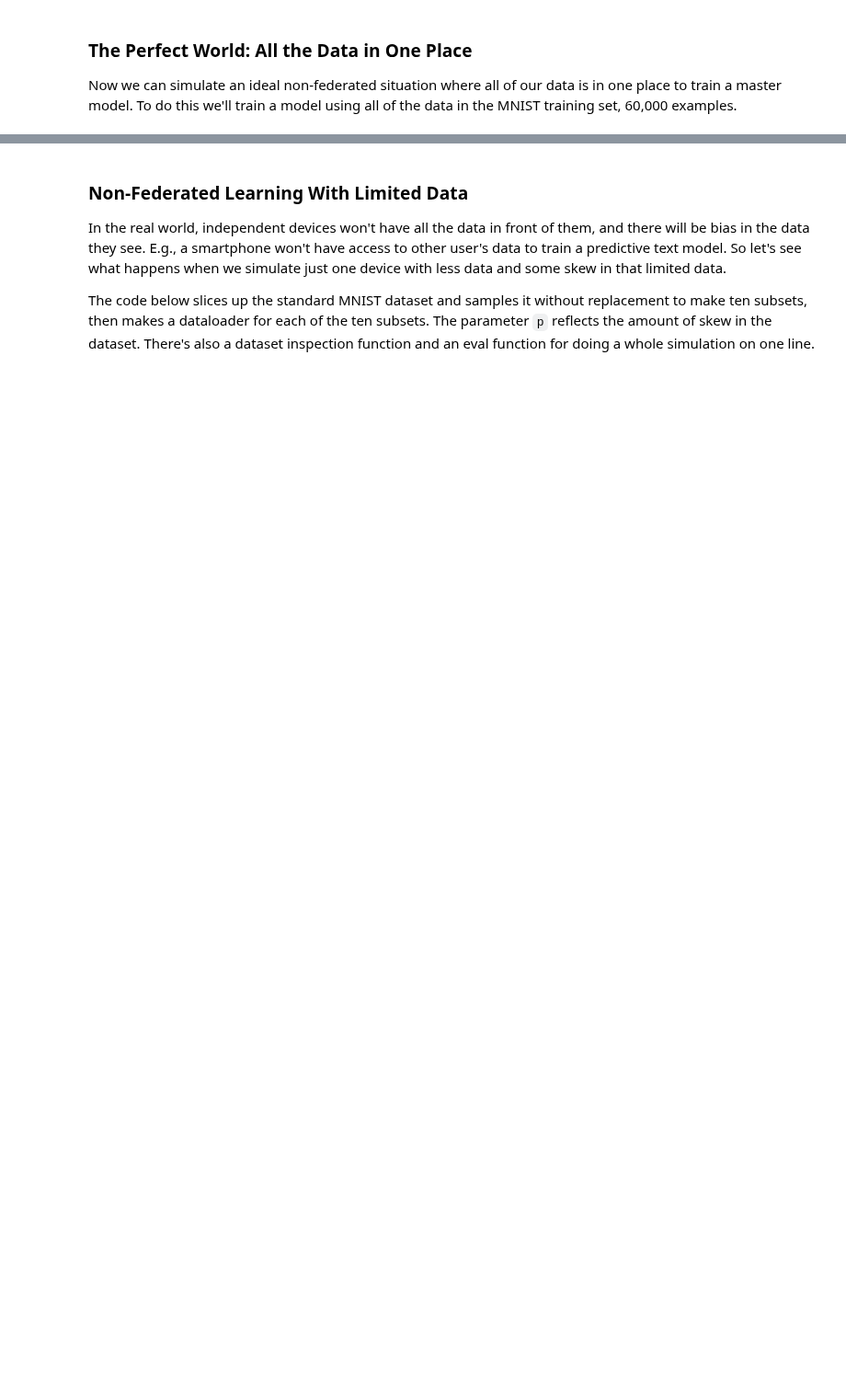
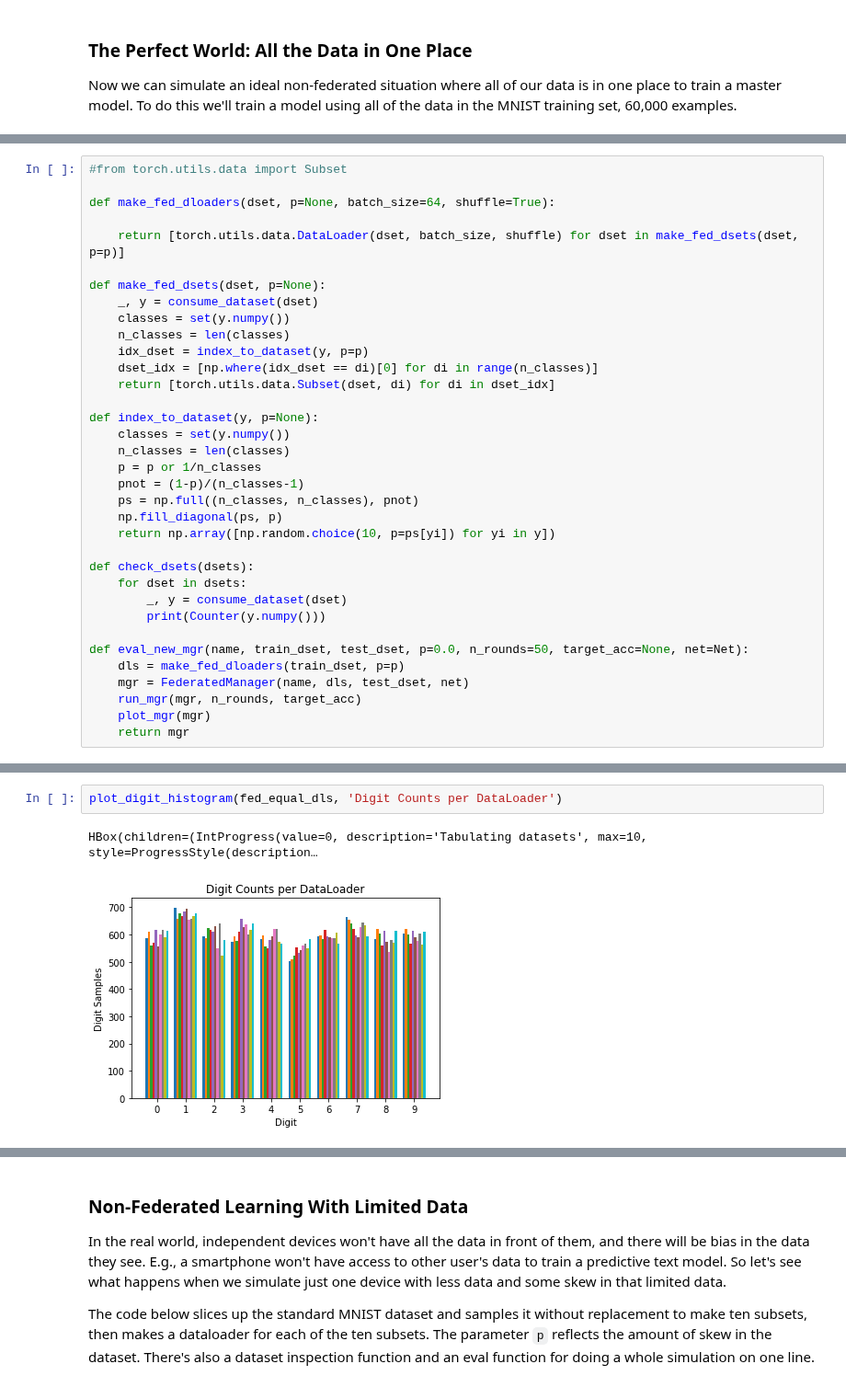
Before and after one commit to rmicallef/bfpytorch, a Jupyter notebook: MNIST-Fed-Part1.ipynb, the cells around one changed output, grey strips where cells are left out. Shown at 92% size. Drawn from its saved outputs; the diff is of its cells as text; blank space fills up the shorter version.

```diff
--- a/MNIST-Fed-Part1.ipynb
+++ b/MNIST-Fed-Part1.ipynb
@@ -388,0 +431,35 @@ Remember, we're simulating *non-federated* learning by using a "federated" syste
+# %%
+#from torch.utils.data import Subset
+
+def make_fed_dloaders(dset, p=None, batch_size=64, shuffle=True):
+
+    return [torch.utils.data.DataLoader(dset, batch_size, shuffle) for dset in make_fed_dsets(dset, p=p)]
+
+def make_fed_dsets(dset, p=None):
+    _, y = consume_dataset(dset)
+    classes = set(y.numpy())
+    n_classes = len(classes)
+    idx_dset = index_to_dataset(y, p=p)
+    dset_idx = [np.where(idx_dset == di)[0] for di in range(n_classes)]
+    return [torch.utils.data.Subset(dset, di) for di in dset_idx]
+
+def index_to_dataset(y, p=None):
+    classes = set(y.numpy())
+    n_classes = len(classes)
+    p = p or 1/n_classes
+    pnot = (1-p)/(n_classes-1)
+    ps = np.full((n_classes, n_classes), pnot)
+    np.fill_diagonal(ps, p)
+    return np.array([np.random.choice(10, p=ps[yi]) for yi in y])
+
+def check_dsets(dsets):
+    for dset in dsets:
+        _, y = consume_dataset(dset)
+        print(Counter(y.numpy()))
+
+def eval_new_mgr(name, train_dset, test_dset, p=0.0, n_rounds=50, target_acc=None, net=Net):
+    dls = make_fed_dloaders(train_dset, p=p)
+    mgr = FederatedManager(name, dls, test_dset, net)
+    run_mgr(mgr, n_rounds, target_acc)
+    plot_mgr(mgr)
+    return mgr
@@ -388,0 +483,5 @@ Remember, we're simulating *non-federated* learning by using a "federated" syste
+# %%
+plot_digit_histogram(fed_equal_dls, 'Digit Counts per DataLoader')
+# %% [output]
+HBox(children=(IntProgress(value=0, description='Tabulating datasets', max=10, style=ProgressStyle(description…
+[figure, added]
```
Also changed, not shown: parts of 73 cells of this notebook, 1 other file.
